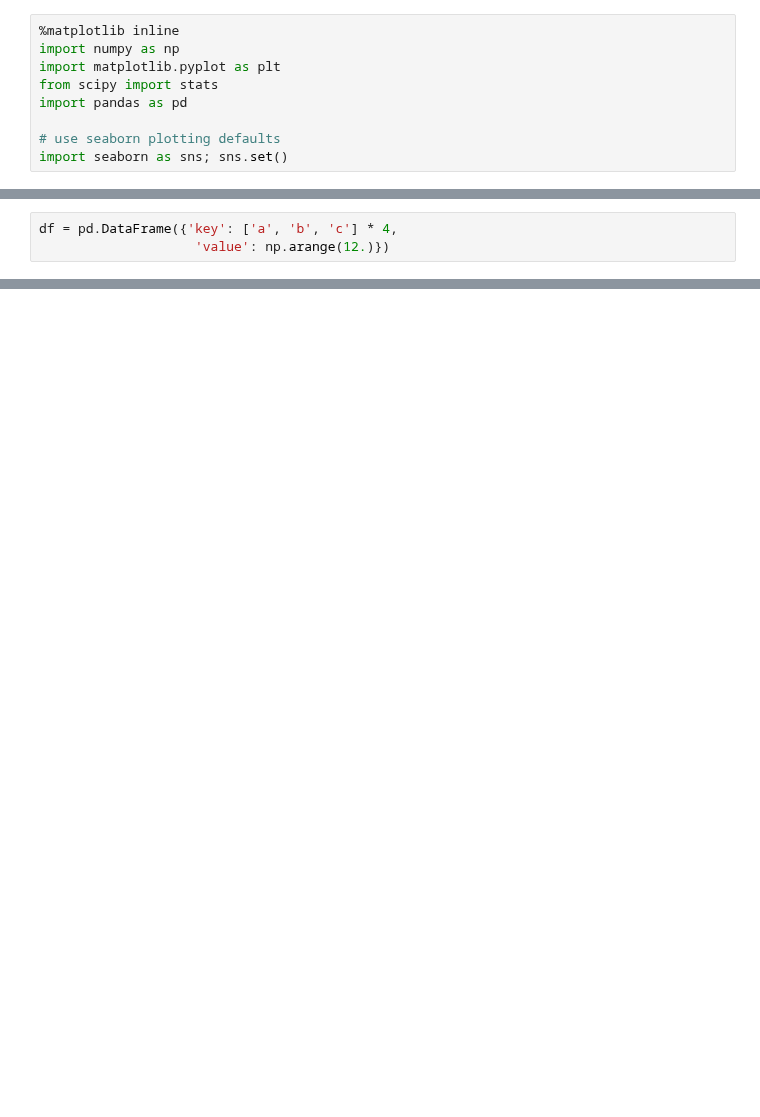
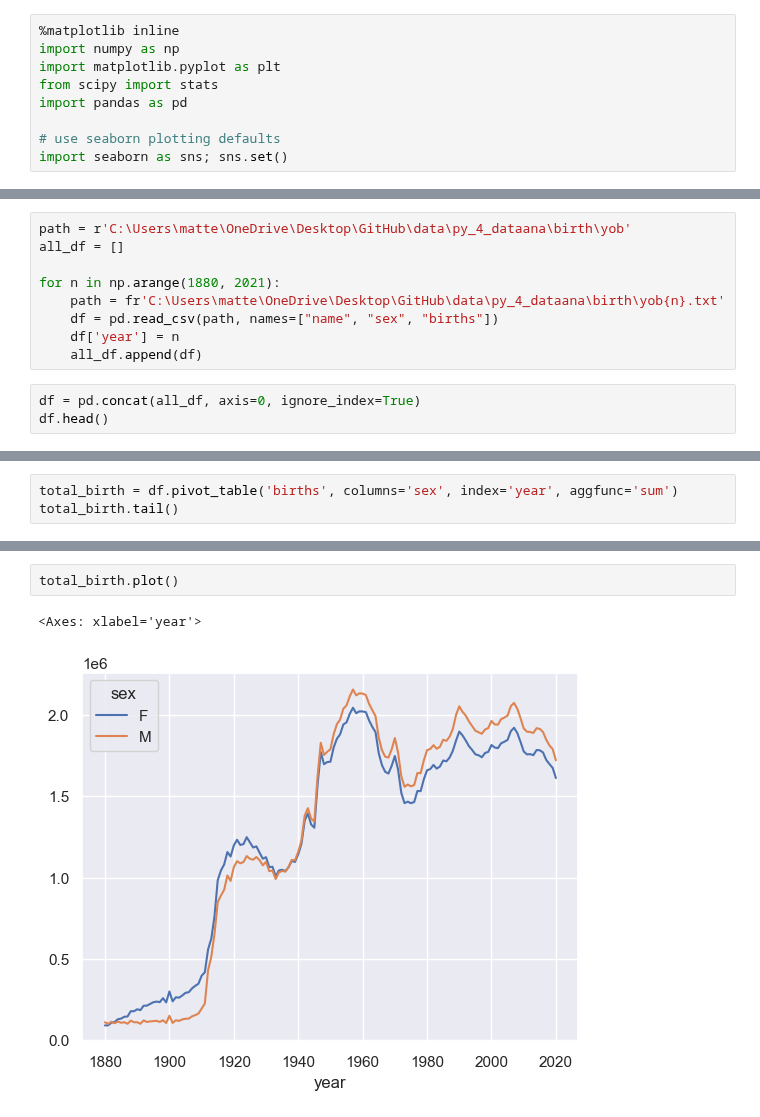
Before and after one commit to S3tuit/jup_lab, a Jupyter notebook: test.ipynb, the cells around one changed output, grey strips where cells are left out. Cells and saved outputs as stored; diff of their text form; blank space fills up the shorter version.

```diff
--- a/test.ipynb
+++ b/test.ipynb
@@ -381,3 +9,0 @@ dtype: float64
-# %%
-df = pd.DataFrame({'key': ['a', 'b', 'c'] * 4,
-                    'value': np.arange(12.)})
@@ -447,0 +16,12 @@ Name: value, dtype: float64
+# %%
+path = r'C:\Users\matte\OneDrive\Desktop\GitHub\data\py_4_dataana\birth\yob'
+all_df = []
+
+for n in np.arange(1880, 2021):
+    path = fr'C:\Users\matte\OneDrive\Desktop\GitHub\data\py_4_dataana\birth\yob{n}.txt'
+    df = pd.read_csv(path, names=["name", "sex", "births"])
+    df['year'] = n
+    all_df.append(df)
+# %%
+df = pd.concat(all_df, axis=0, ignore_index=True)
+df.head()
@@ -447,0 +35,3 @@ Name: value, dtype: float64
+# %%
+total_birth = df.pivot_table('births', columns='sex', index='year', aggfunc='sum')
+total_birth.tail()
@@ -447,0 +46,5 @@ Name: value, dtype: float64
+# %%
+total_birth.plot()
+# %% [output]
+<Axes: xlabel='year'>
+[figure, added]
```
Also changed, not shown: parts of 51 cells of this notebook, 7 other files.
